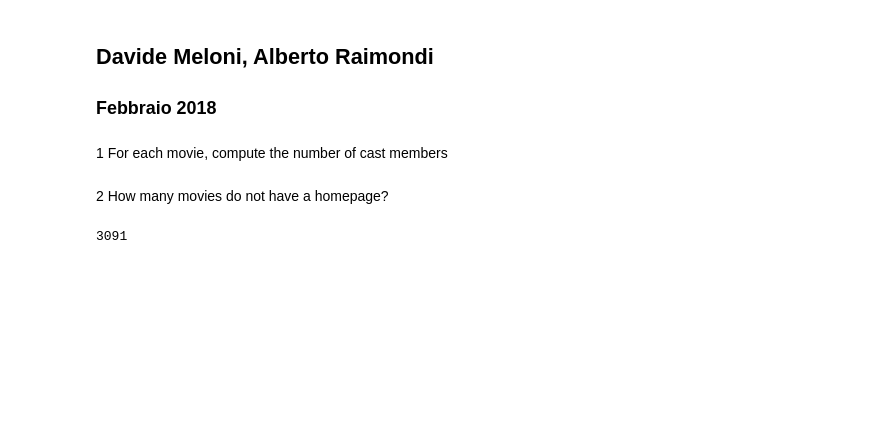
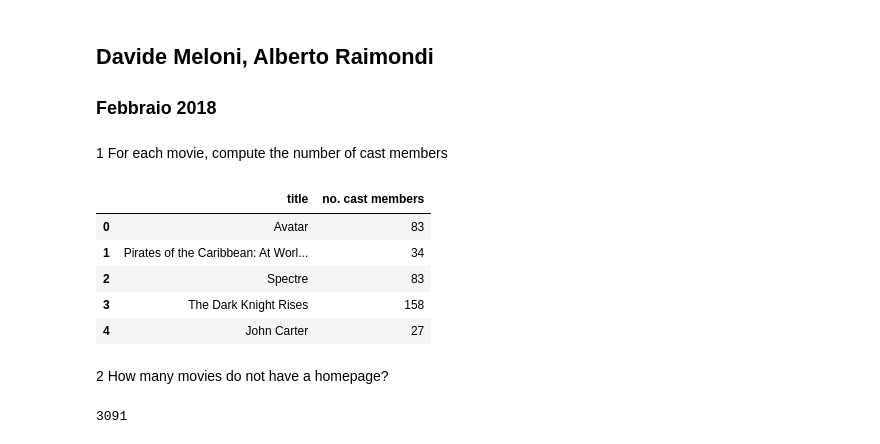
Before and after one commit to Raialbe/CSproject, a Jupyter notebook: CS_Project_Meloni_Raimondi.ipynb, the cells around one changed output. Cells and saved outputs as stored; diff of their text form; code cells hidden in the pictures; blank space fills up the shorter version.

```diff
--- a/CS_Project_Meloni_Raimondi.ipynb
+++ b/CS_Project_Meloni_Raimondi.ipynb
@@ -23,6 +23,14 @@ df=df_movies.merge(df_credits, on=['id','title'],how='left')
 # %%
 #conto il numero di attori in base all'id
 df["no. cast members"]=df.cast.apply(lambda x: len(json.loads(x)))
+df[["title","no. cast members"]].head()
+# %% [output]
+|  | title | no. cast members |
+| 0 | Avatar | 83 |
+| 1 | Pirates of the Caribbean: At Worl... | 34 |
+| 2 | Spectre | 83 |
+| 3 | The Dark Knight Rises | 158 |
+| 4 | John Carter | 27 |
 # %% [markdown]
 2 How many movies do not have a homepage?
 # %%
```
Also changed, not shown: parts of 5 cells of this notebook.
